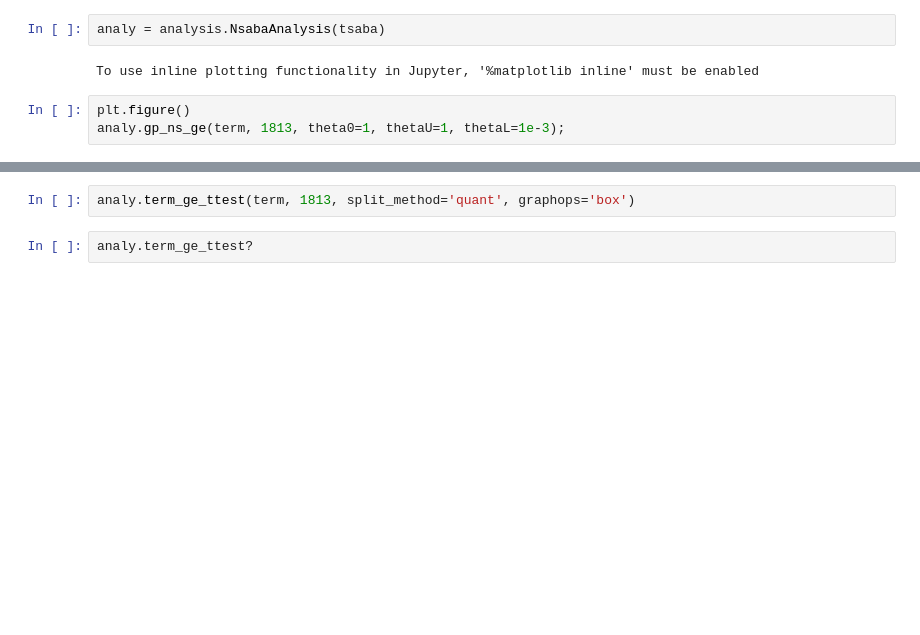
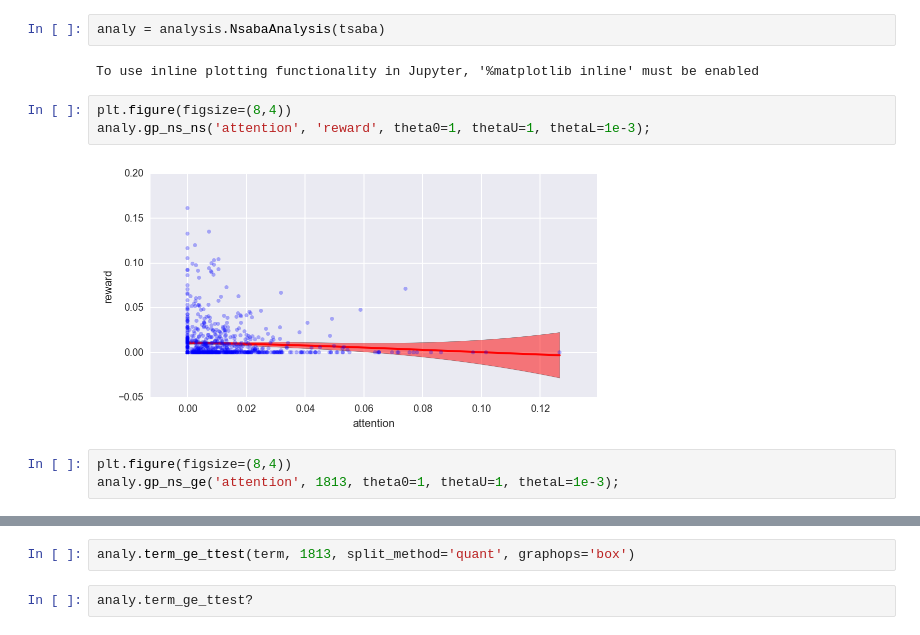
Before and after one commit to voytekresearch/nsaba, a Jupyter notebook: notebooks/testing/testing_analysis.ipynb, the cells around one changed output, grey strips where cells are left out. Cells and saved outputs as stored; diff of their text form; blank space fills up the shorter version.

```diff
--- a/notebooks/testing/testing_analysis.ipynb
+++ b/notebooks/testing/testing_analysis.ipynb
@@ -53,6 +53,11 @@ reload(analysis)
 analy = analysis.NsabaAnalysis(tsaba)
 # %% [output]
 To use inline plotting functionality in Jupyter, '%matplotlib inline' must be enabled
+# %%
+plt.figure(figsize=(8,4))
+analy.gp_ns_ns('attention', 'reward', theta0=1, thetaU=1, thetaL=1e-3);
+# %% [output]
+[figure, added]
 # %%
-plt.figure()
-analy.gp_ns_ge(term, 1813, theta0=1, thetaU=1, thetaL=1e-3);
+plt.figure(figsize=(8,4))
+analy.gp_ns_ge('attention', 1813, theta0=1, thetaU=1, thetaL=1e-3);
```
Also changed, not shown: parts of 3 cells of this notebook, 2 other files.
